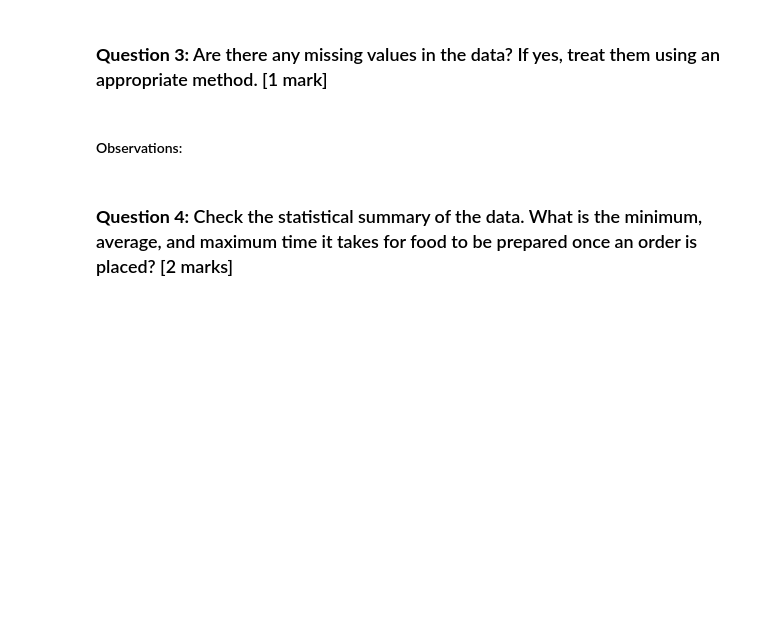
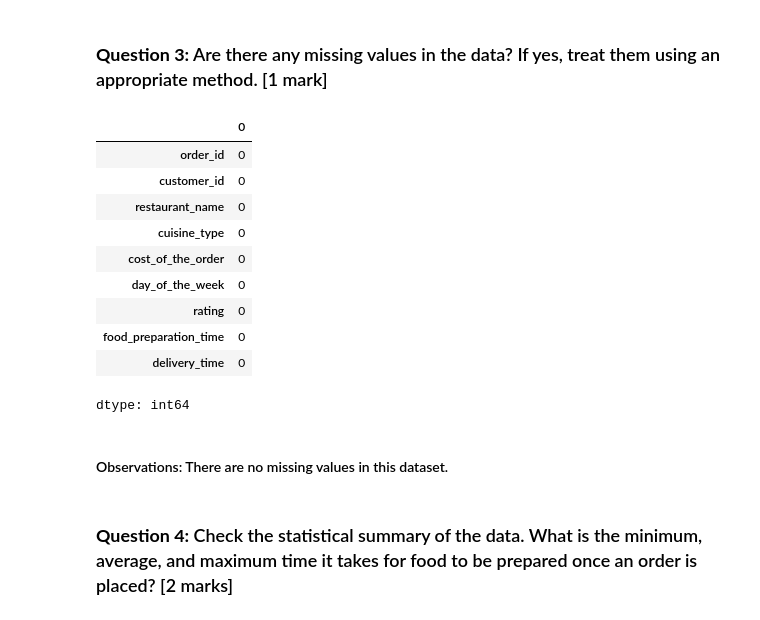
Before and after one commit to dfisher1212/MIT_PE_ADSP, a Jupyter notebook: FDS_Project_LearnerNotebook_FullCode.ipynb, the cells around one changed output. Drawn from its saved outputs; the diff is of its cells as text; code cells hidden in the pictures; blank space fills up the shorter version.

```diff
--- a/FDS_Project_LearnerNotebook_FullCode.ipynb
+++ b/FDS_Project_LearnerNotebook_FullCode.ipynb
@@ -112,5 +110,20 @@ memory usage: 133.6+ KB
-# %% [markdown]
-#### Observations:
+# %%
+# Checking missing values
+df.isna().sum()
+# %% [output]
+|  | 0 |
+| order_id | 0 |
+| customer_id | 0 |
+| restaurant_name | 0 |
+| cuisine_type | 0 |
+| cost_of_the_order | 0 |
+| day_of_the_week | 0 |
+| rating | 0 |
+| food_preparation_time | 0 |
+| delivery_time | 0 |
+dtype: int64
+# %% [markdown]
+#### Observations: There are no missing values in this dataset.
 # %% [markdown]
 ### **Question 4:** Check the statistical summary of the data. What is the minimum, average, and maximum time it takes for food to be prepared once an order is placed? [2 marks]
 # %%
```
Also changed, not shown: parts of 1 cell of this notebook.
